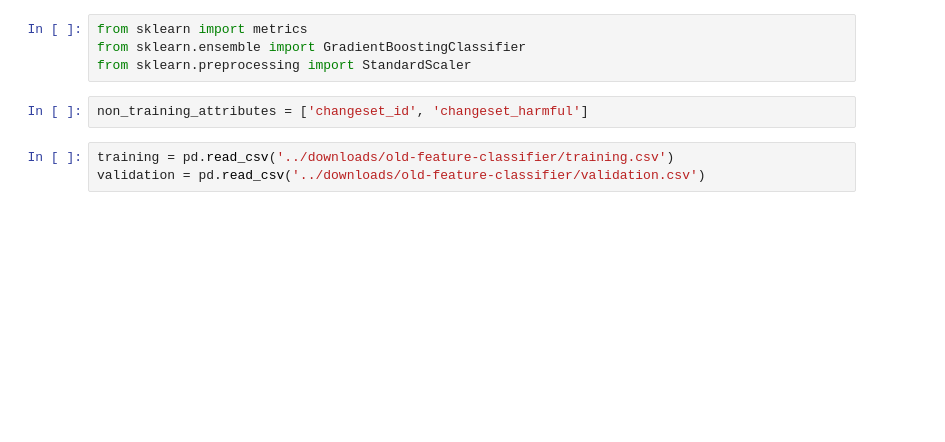
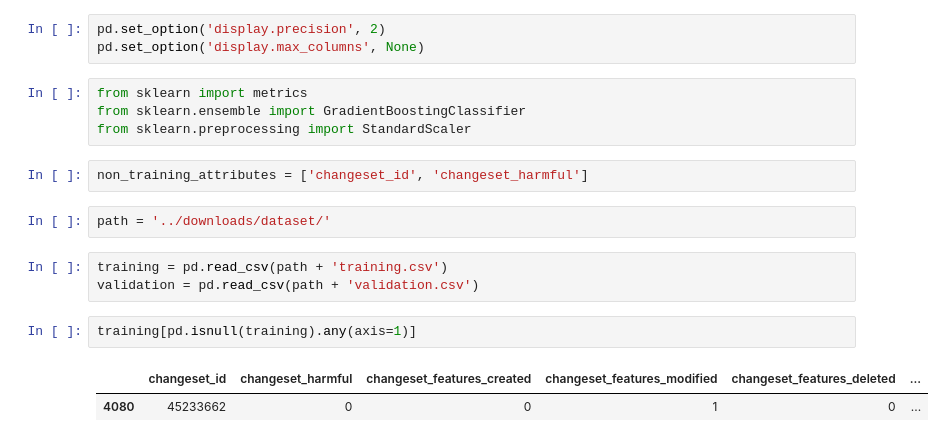
Before and after one commit to mapbox/gabbar, a Jupyter notebook: notebooks/training_samples.ipynb, the cells around one changed output. Cells and saved outputs as stored; diff of their text form; blank space fills up the shorter version.

```diff
--- a/notebooks/training_samples.ipynb
+++ b/notebooks/training_samples.ipynb
@@ -10,12 +10,22 @@ warnings.filterwarnings("ignore")
 import pandas as pd
 import numpy as np
 import matplotlib.pyplot as plt
+# %%
+pd.set_option('display.precision', 2)
+pd.set_option('display.max_columns', None)
 # %%
 from sklearn import metrics
 from sklearn.ensemble import GradientBoostingClassifier
 from sklearn.preprocessing import StandardScaler
 # %%
 non_training_attributes = ['changeset_id', 'changeset_harmful']
+# %%
+path = '../downloads/dataset/'
 # %%
-training = pd.read_csv('../downloads/old-feature-classifier/training.csv')
-validation = pd.read_csv('../downloads/old-feature-classifier/validation.csv')
+training = pd.read_csv(path + 'training.csv')
+validation = pd.read_csv(path + 'validation.csv')
+# %%
+training[pd.isnull(training).any(axis=1)]
+# %% [output]
+|  | changeset_id | changeset_harmful | changeset_features_created | changeset_features_modified | changeset_features_deleted | ... |
+| 4080 | 45233662 | 0 | 0 | 1 | 0 | ... |
```
Also changed, not shown: parts of 8 cells of this notebook.
